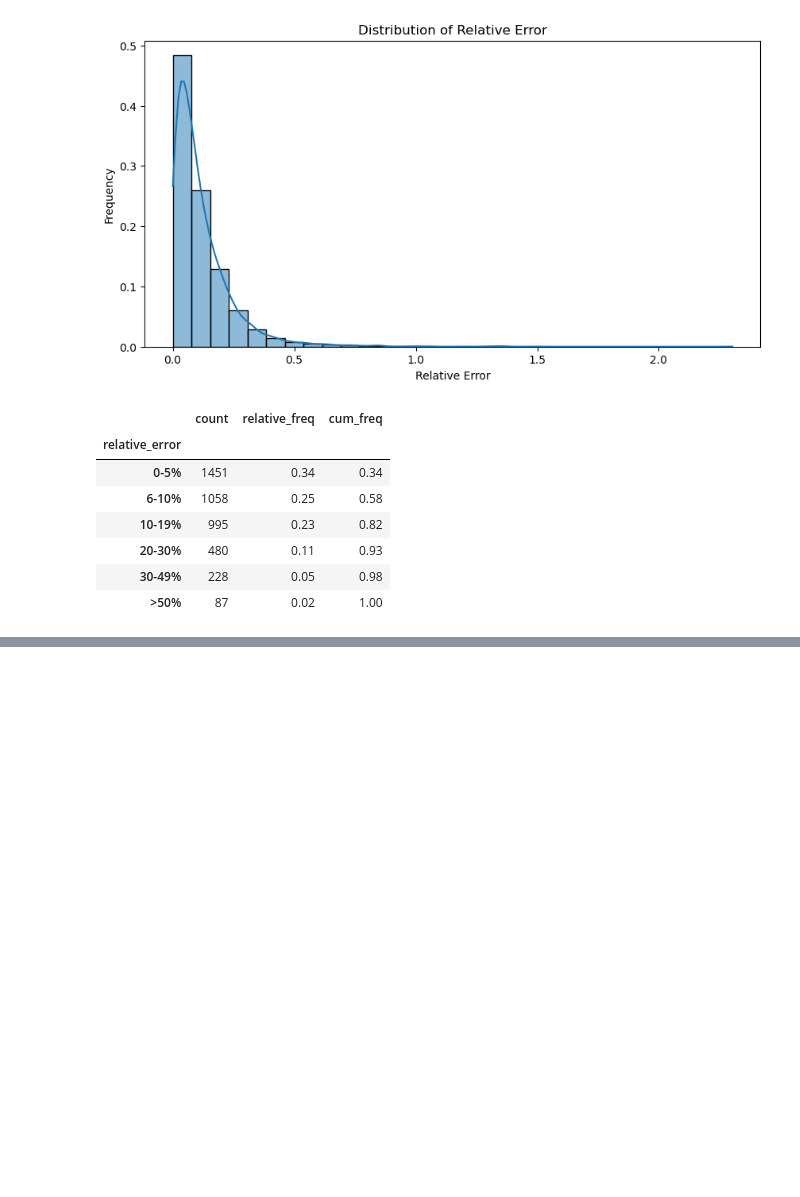
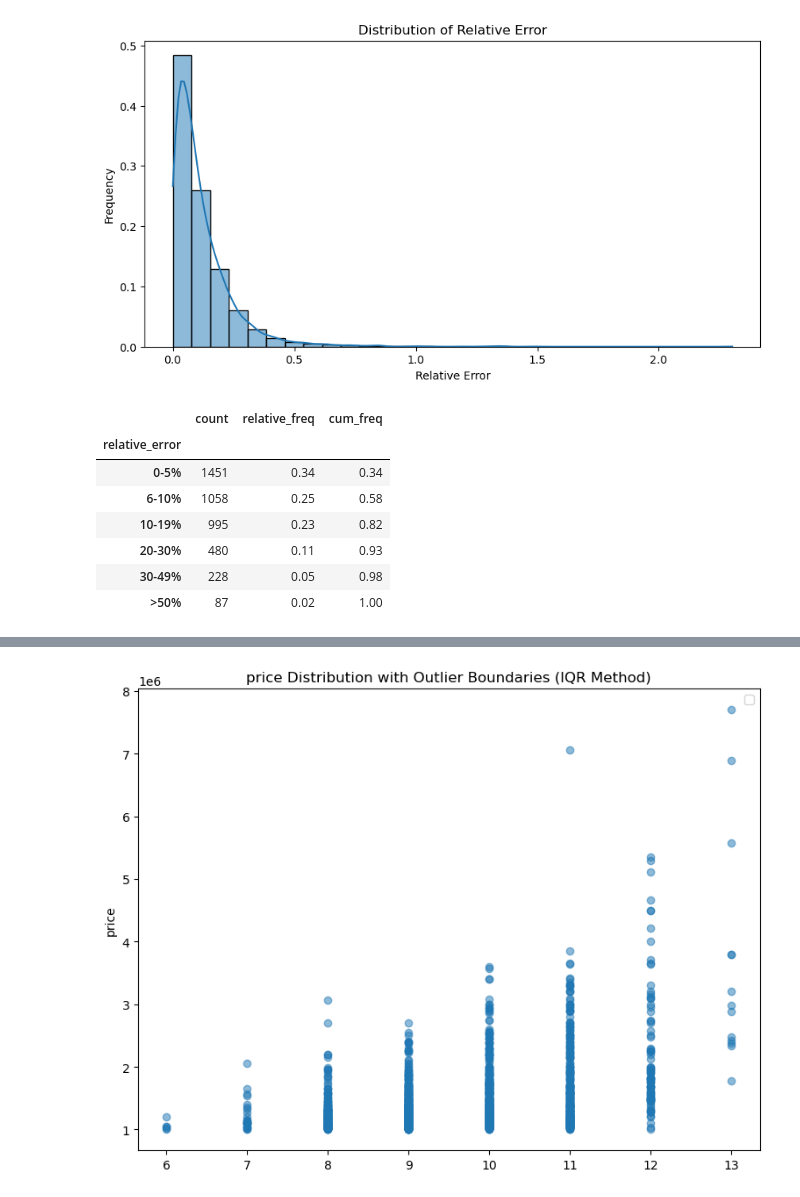
Before and after one commit to brunojrg/house-prices-project, a Jupyter notebook: Notebooks/xgboost.ipynb, the cells around one changed output, grey strips where cells are left out. Cells and saved outputs as stored; diff of their text form; code cells hidden in the pictures; blank space fills up the shorter version.

```diff
--- a/Notebooks/xgboost.ipynb
+++ b/Notebooks/xgboost.ipynb
@@ -742,0 +754,18 @@ table
+# %%
+million = df[df['price']>1000000]
+plt.figure(figsize=(15, 6))
+
+plt.subplot(1, 2, 1)
+plt.scatter(y = million['price'], x = million['grade'], alpha=0.5)
+#plt.axhline(y=price_lower, color='r', linestyle='--', label=f'Lower bound ({price_lower:.2f})')
+#plt.axhline(y=price_upper, color='r', linestyle='--', label=f'Upper bound ({price_upper:.2f})')
+plt.title('price Distribution with Outlier Boundaries (IQR Method)')
+plt.ylabel('price')
+plt.legend()
+
+
+
+plt.tight_layout()
+plt.show()
+# %% [output]
+[figure, added]
```
Also changed, not shown: parts of 1 cell of this notebook, 1 other file.
